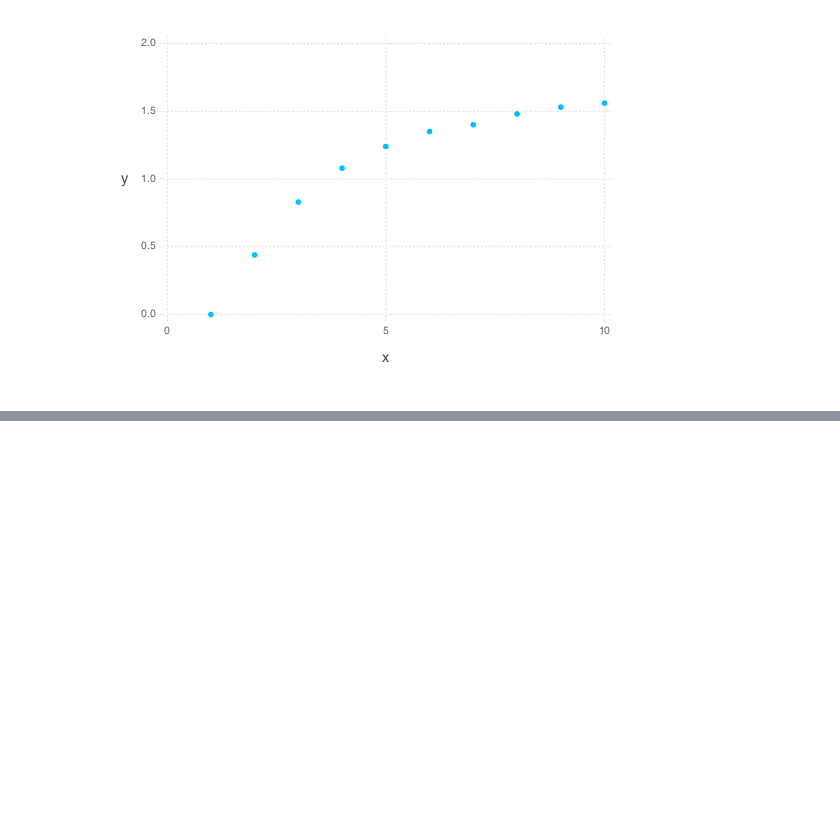
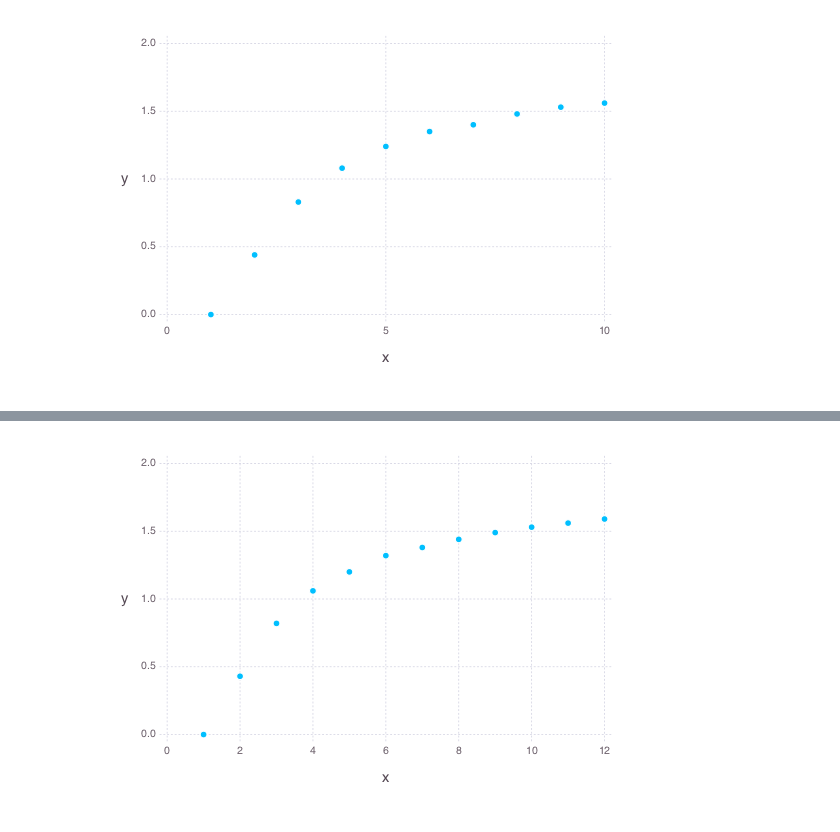
Before and after one commit to dprn/amusements, a Jupyter notebook: Solitario carcerato.ipynb, the cells around one changed output, grey strips where cells are left out. Cells and saved outputs as stored; diff of their text form; code cells hidden in the pictures; blank space fills up the shorter version.

Commit message:
Added simulation for 52 cards deck

```diff
--- a/Solitario carcerato.ipynb
+++ b/Solitario carcerato.ipynb
@@ -69,3 +69,12 @@ using Gadfly
 plot(x = [1:10], y = wins_round, Geom.point, Stat.xticks(ticks = [0:10;]))
 # %% [output]
 [figure]
+# %%
+tic()
+total_cards = 52
+niter = round(Int,1e6)
+wins = zeros(Int, 12)
+for n = 1:12
+    wins[n] = BatchSolitary(niter, n, 52)
+end
+toc();
@@ -71,0 +83,10 @@ plot(x = [1:10], y = wins_round, Geom.point, Stat.xticks(ticks = [0:10;]))
+# %%
+wins_round = round((wins/niter)*100,2)
+println("   n   | Win perc. ")
+println("-------------------")
+for i=1:9
+    println("   ",i,"   |   ",wins_round[i])
+end
+println("  10   |   ",wins_round[10])
+println("  11   |   ",wins_round[11])
+println("  12   |   ",wins_round[12])
@@ -71,0 +108,5 @@ plot(x = [1:10], y = wins_round, Geom.point, Stat.xticks(ticks = [0:10;]))
+# %%
+using Gadfly
+plot(x = [1:12], y = wins_round, Geom.point, Stat.xticks(ticks = [0:12;]))
+# %% [output]
+[figure, added]
```
Also changed, not shown: parts of 2 cells of this notebook.
